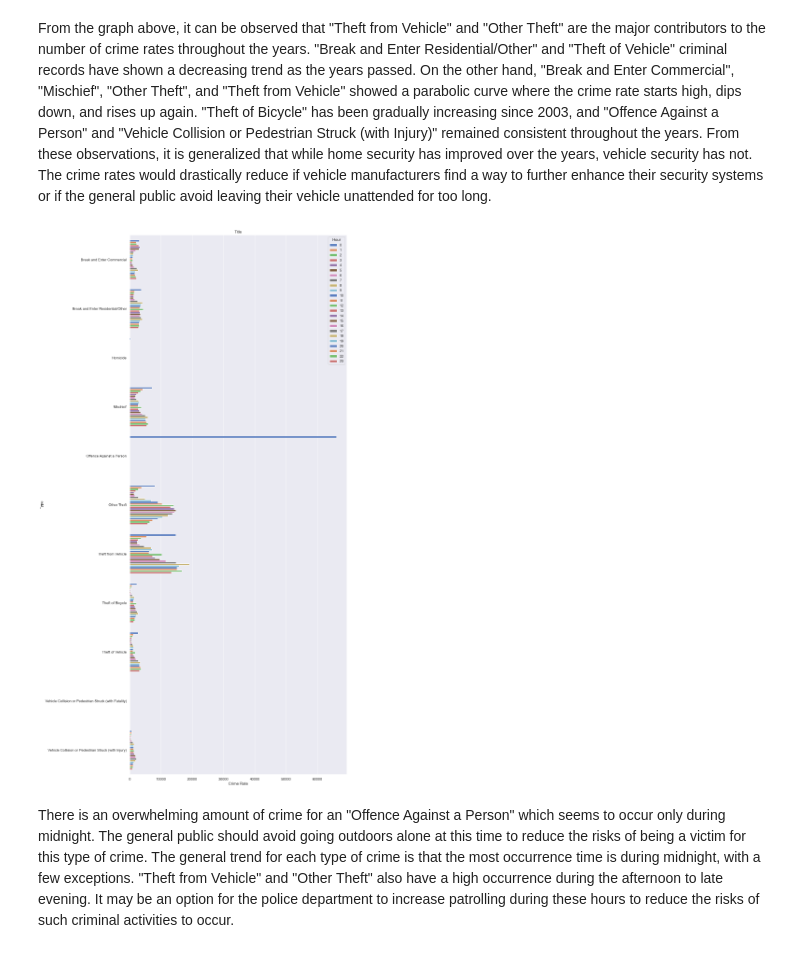
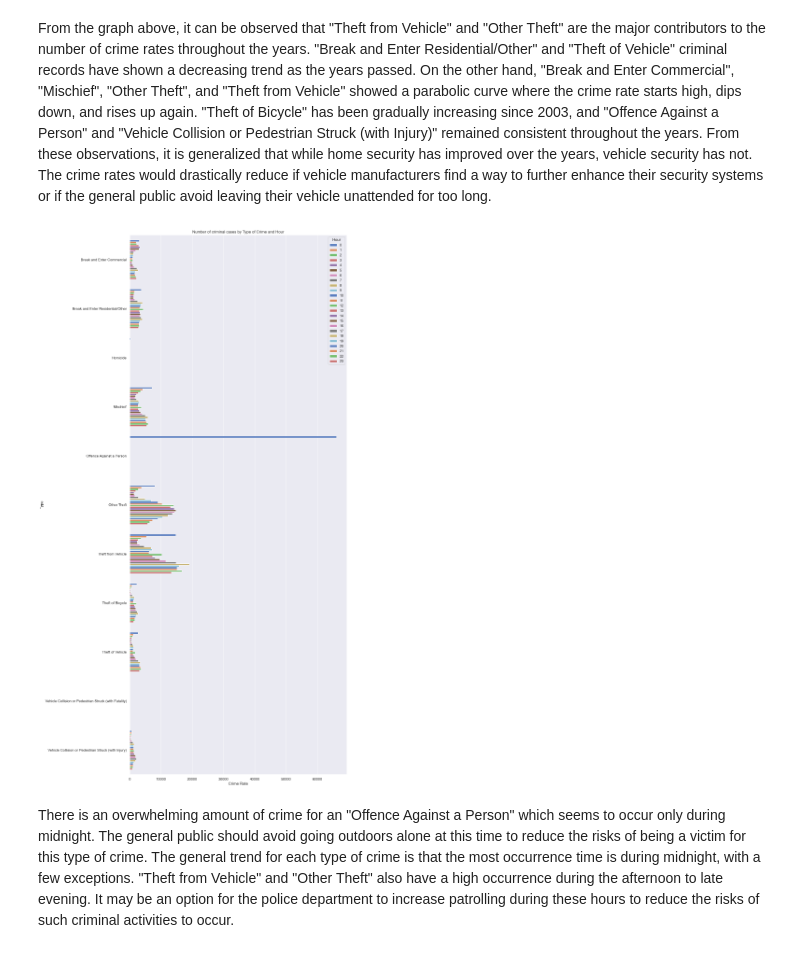
Before and after one commit to ubco-W2022T1-cosc301/project-group11, a Jupyter notebook: notebooks/analysis2.ipynb, the cells around one changed output. Drawn from its saved outputs; the diff is of its cells as text; code cells hidden in the pictures.

```diff
--- a/notebooks/analysis2.ipynb
+++ b/notebooks/analysis2.ipynb
@@ -184,9 +184,9 @@ pf.countplothue(df_cleaned, 'Type', 'Year', 'Title', 'Crime Rate')
 From the graph above, it can be observed that "Theft from Vehicle" and "Other Theft" are the major contributors to the number of crime rates throughout the years. "Break and Enter Residential/Other" and "Theft of Vehicle" criminal records have shown a decreasing trend as the years passed. On the other hand, "Break and Enter Commercial", "Mischief", "Other Theft", and "Theft from Vehicle" showed a parabolic curve where the crime rate starts high, dips down, and rises up again. "Theft of Bicycle" has been gradually increasing since 2003, and "Offence Against a Person" and "Vehicle Collision or Pedestrian Struck (with Injury)" remained consistent throughout the years. From these observations, it is generalized that while home security has improved over the years, vehicle security has not. The crime rates would drastically reduce if vehicle manufacturers find a way to further enhance their security systems or if the general public avoid leaving their vehicle unattended for too long.
 # %%
 #Create countplot with hue
-pf.countplothue(df_cleaned, 'Type', 'Hour', 'Title', 'Crime Rate')
+pf.countplothue(df_cleaned, 'Type', 'Hour', 'Number of criminal cases by Type of Crime and Hour', 'Crime Rate')
 # %% [output]
-[figure, old version]
+[figure, new version]
 # %% [markdown]
 There is an overwhelming amount of crime for an "Offence Against a Person" which seems to occur only during midnight. The general public should avoid going outdoors alone at this time to reduce the risks of being a victim for this type of crime. The general trend for each type of crime is that the most occurrence time is during midnight, with a few exceptions. "Theft from Vehicle" and "Other Theft" also have a high occurrence during the afternoon to late evening. It may be an option for the police department to increase patrolling during these hours to reduce the risks of such criminal activities to occur.
 # %% [markdown]
```
Also changed, not shown: parts of 1 cell of this notebook.
